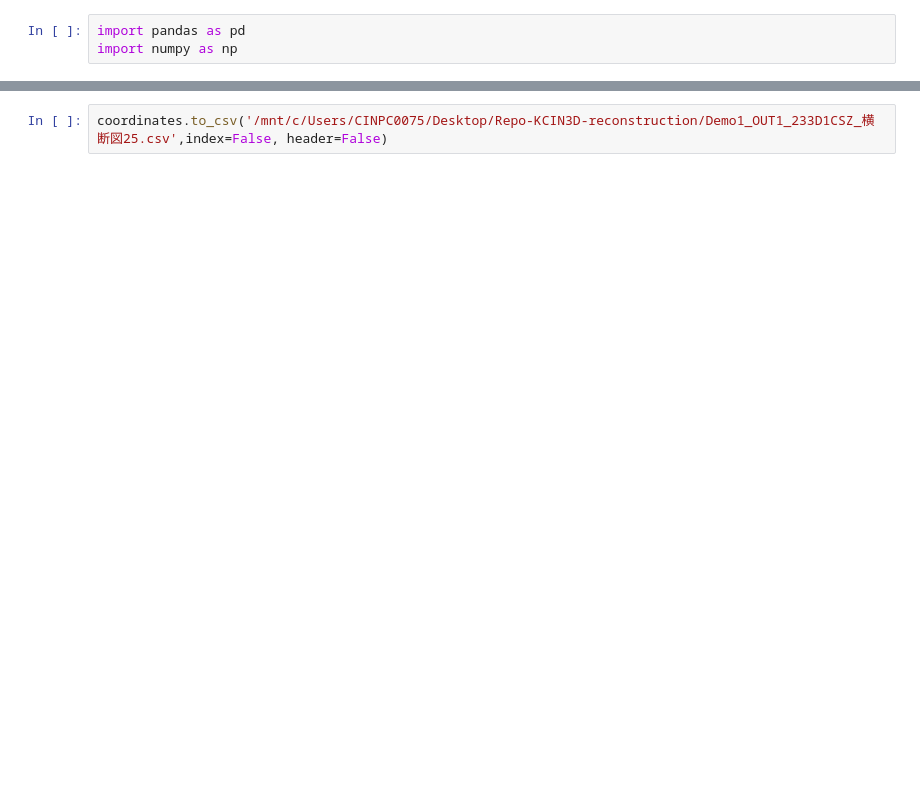
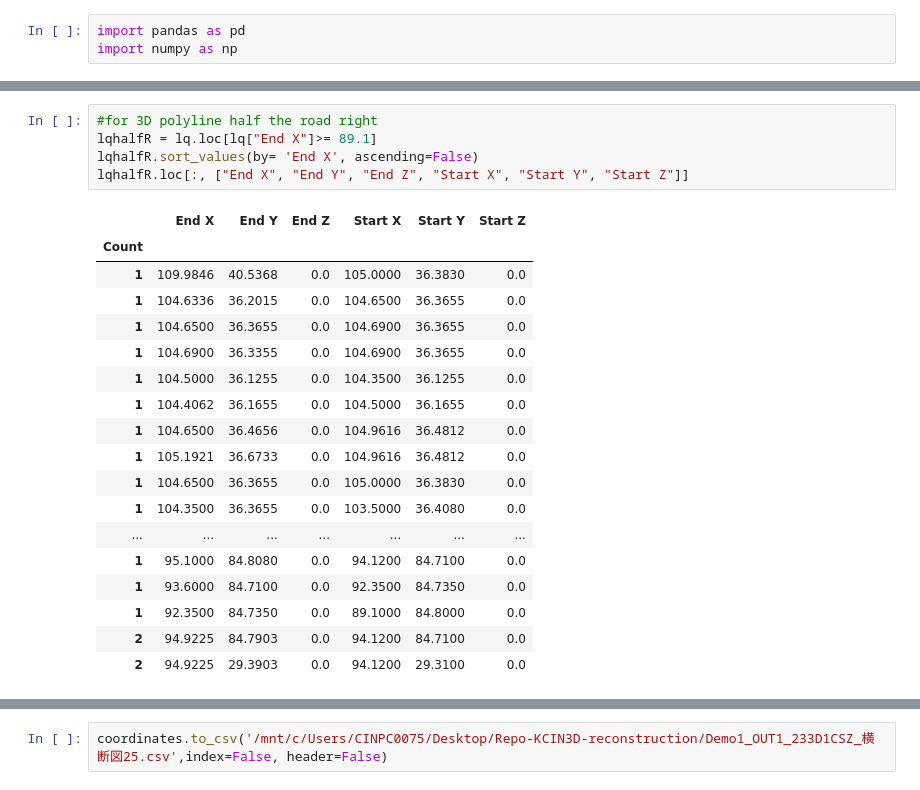
Before and after one commit to Shahabks/Repo-KCIN3D-reconstruction, a Jupyter notebook: DX_Komatsu_Prototype_0-233D1CSZ_横断図25.ipynb, the cells around one changed output, grey strips where cells are left out. Saved outputs shown, nothing was run; the diff lists cells and outputs as text; blank space fills up the shorter version.

```diff
--- a/DX_Komatsu_Prototype_0-233D1CSZ_横断図25.ipynb
+++ b/DX_Komatsu_Prototype_0-233D1CSZ_横断図25.ipynb
@@ -238,0 +201,24 @@ llj.head
+# %%
+#for 3D polyline half the road right
+lqhalfR = lq.loc[lq["End X"]>= 89.1]
+lqhalfR.sort_values(by= 'End X', ascending=False)
+lqhalfR.loc[:, ["End X", "End Y", "End Z", "Start X", "Start Y", "Start Z"]]
+# %% [output]
+|  | End X | End Y | End Z | Start X | Start Y | Start Z |
+| Count |  |  |  |  |  |  |
+| 1 | 109.9846 | 40.5368 | 0.0 | 105.0000 | 36.3830 | 0.0 |
+| 1 | 104.6336 | 36.2015 | 0.0 | 104.6500 | 36.3655 | 0.0 |
+| 1 | 104.6500 | 36.3655 | 0.0 | 104.6900 | 36.3655 | 0.0 |
+| 1 | 104.6900 | 36.3355 | 0.0 | 104.6900 | 36.3655 | 0.0 |
+| 1 | 104.5000 | 36.1255 | 0.0 | 104.3500 | 36.1255 | 0.0 |
+| 1 | 104.4062 | 36.1655 | 0.0 | 104.5000 | 36.1655 | 0.0 |
+| 1 | 104.6500 | 36.4656 | 0.0 | 104.9616 | 36.4812 | 0.0 |
+| 1 | 105.1921 | 36.6733 | 0.0 | 104.9616 | 36.4812 | 0.0 |
+| 1 | 104.6500 | 36.3655 | 0.0 | 105.0000 | 36.3830 | 0.0 |
+| 1 | 104.3500 | 36.3655 | 0.0 | 103.5000 | 36.4080 | 0.0 |
+| ... | ... | ... | ... | ... | ... | ... |
+| 1 | 95.1000 | 84.8080 | 0.0 | 94.1200 | 84.7100 | 0.0 |
+| 1 | 93.6000 | 84.7100 | 0.0 | 92.3500 | 84.7350 | 0.0 |
+| 1 | 92.3500 | 84.7350 | 0.0 | 89.1000 | 84.8000 | 0.0 |
+| 2 | 94.9225 | 84.7903 | 0.0 | 94.1200 | 84.7100 | 0.0 |
+| 2 | 94.9225 | 29.3903 | 0.0 | 94.1200 | 29.3100 | 0.0 |
```
Also changed, not shown: parts of 23 cells of this notebook.
